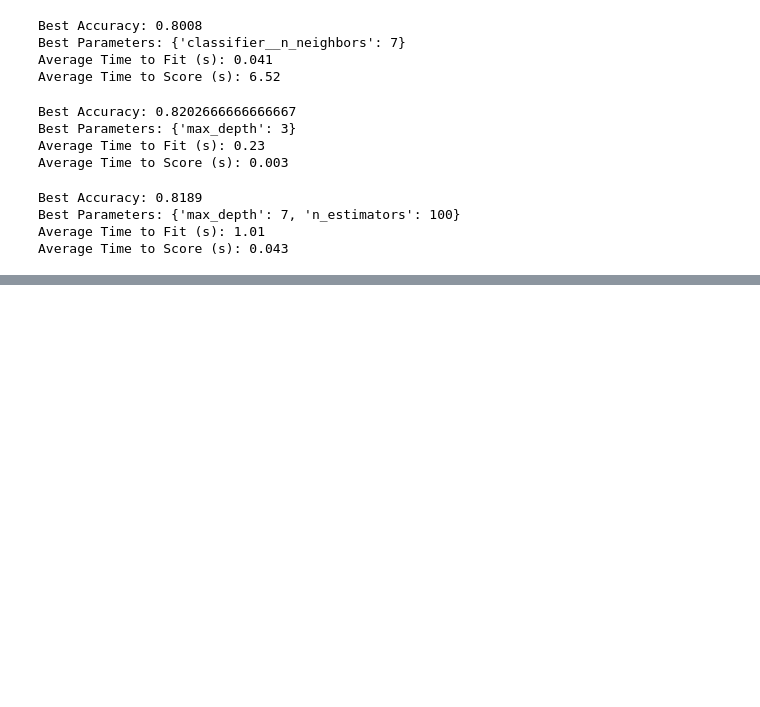
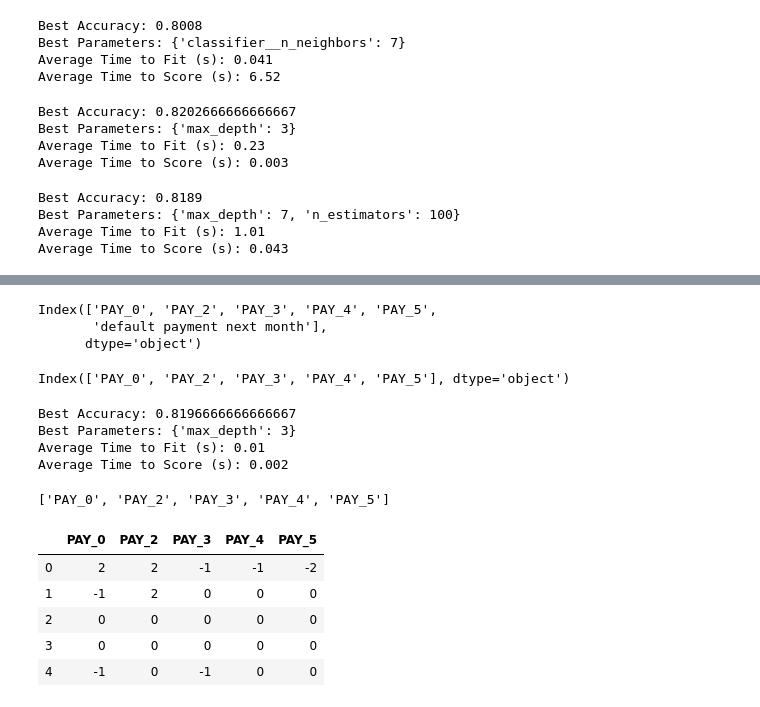
Before and after one commit to SuperSupeng/Data-analysis-with-python, a Jupyter notebook: dataAnalysis/Feature understanding/Feature Selection.ipynb, the cells around one changed output, grey strips where cells are left out. Drawn from its saved outputs; the diff is of its cells as text; code cells hidden in the pictures; blank space fills up the shorter version.

Commit message:
feature selection
feature selection

```diff
--- a/dataAnalysis/Feature understanding/Feature Selection.ipynb
+++ b/dataAnalysis/Feature understanding/Feature Selection.ipynb
@@ -155,0 +207,71 @@ Average Time to Score (s): 0.043
+# %%
+# store the features
+highly_correlated_features = credit_card_default.columns[credit_card_default.corr()['default payment next month'].abs() > .2]
+
+highly_correlated_features
+# %% [output]
+Index(['PAY_0', 'PAY_2', 'PAY_3', 'PAY_4', 'PAY_5',
+       'default payment next month'],
+      dtype='object')
+# %%
+# drop the response variable
+highly_correlated_features = highly_correlated_features.drop('default payment next month')
+
+highly_correlated_features
+# %% [output]
+Index(['PAY_0', 'PAY_2', 'PAY_3', 'PAY_4', 'PAY_5'], dtype='object')
+# %%
+X_subsetted = X[highly_correlated_features]
+
+
+# barely worse, but about 20x faster to fit the model
+get_best_model_and_accuracy(d_tree, tree_params, X_subsetted, y)
+# %% [output]
+Best Accuracy: 0.8196666666666667
+Best Parameters: {'max_depth': 3}
+Average Time to Fit (s): 0.01
+Average Time to Score (s): 0.002
+# %%
+from sklearn.base import TransformerMixin, BaseEstimator
+
+class CustomCorrelationChooser(TransformerMixin, BaseEstimator):
+    def __init__(self, response, cols_to_keep=[], threshold=None):
+        # store the response series
+        self.response = response
+        # store the threshold that we wish to keep
+        self.threshold = threshold
+        # initialize a variable that will eventually
+        # hold the names of the features that we wish to keep
+        self.cols_to_keep = cols_to_keep
+
+    def transform(self, X):
+        # the transform method simply selects the appropiate
+        # columns from the original dataset
+        return X[self.cols_to_keep]
+
+    def fit(self, X, *_):
+        # create a new dataframe that holds both features and response
+        df = pd.concat([X, self.response], axis=1)
+        # store names of columns that meet correlation threshold
+        self.cols_to_keep = df.columns[df.corr()[df.columns[-1]].abs() > self.threshold]
+        # only keep columns in X, for example, will remove response variable
+        self.cols_to_keep = [c for c in self.cols_to_keep if c in X.columns]
+        return self
+# %%
+# instantiate our new feature selector
+ccc = CustomCorrelationChooser(threshold=.2, response=y)
+# %%
+ccc.fit(X)
+
+ccc.cols_to_keep
+# %% [output]
+['PAY_0', 'PAY_2', 'PAY_3', 'PAY_4', 'PAY_5']
+# %%
+ccc.transform(X).head()
+# %% [output]
+|  | PAY_0 | PAY_2 | PAY_3 | PAY_4 | PAY_5 |
+| 0 | 2 | 2 | -1 | -1 | -2 |
+| 1 | -1 | 2 | 0 | 0 | 0 |
+| 2 | 0 | 0 | 0 | 0 | 0 |
+| 3 | 0 | 0 | 0 | 0 | 0 |
+| 4 | -1 | 0 | -1 | 0 | 0 |
```
Also changed, not shown: parts of 8 cells of this notebook.
